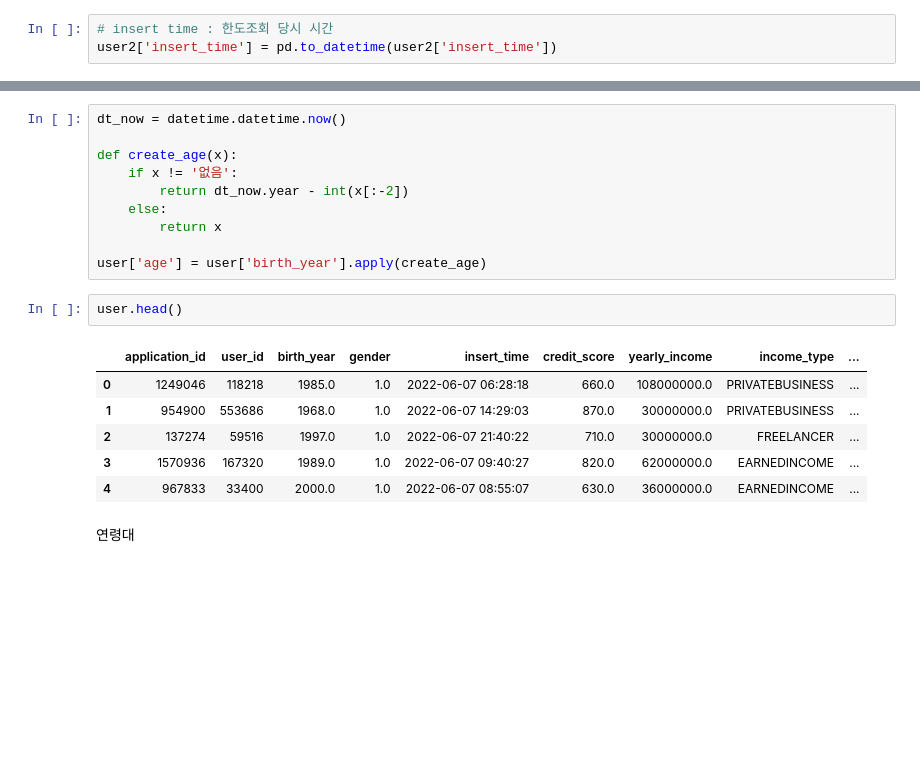
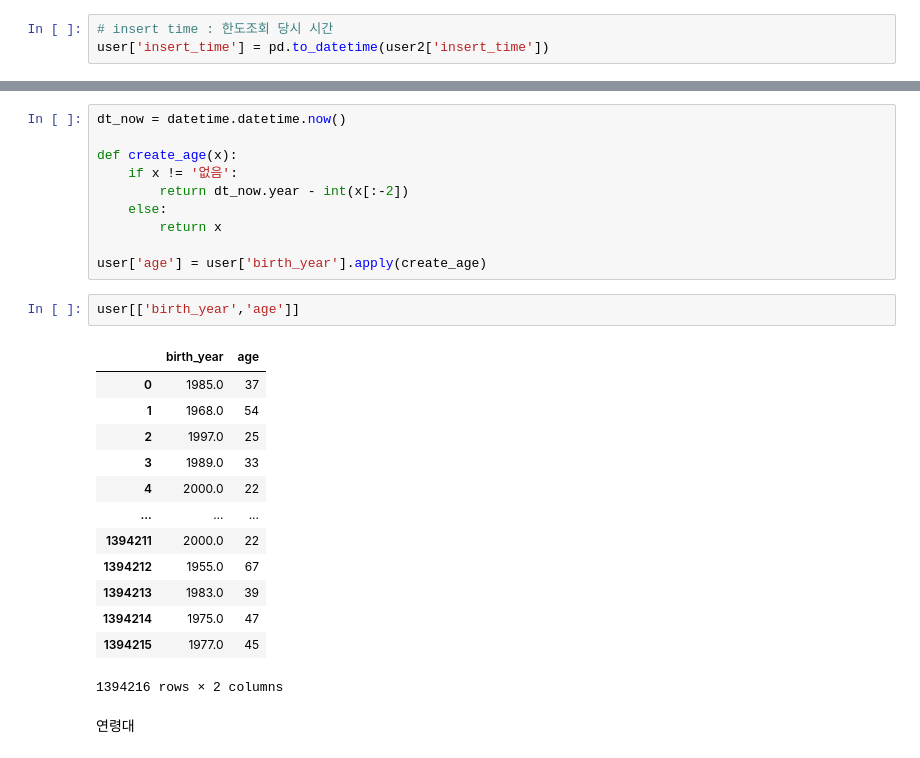
Before and after one commit to Chanjinee/BigContest2022, a Jupyter notebook: src/feature_engineering_song.ipynb, the cells around one changed output, grey strips where cells are left out. Saved outputs shown, nothing was run; the diff lists cells and outputs as text; blank space fills up the shorter version.

```diff
--- a/src/feature_engineering_song.ipynb
+++ b/src/feature_engineering_song.ipynb
@@ -75,7 +73,7 @@ KeyboardInterrupt:
 insert time 날짜 변경
 # %%
 # insert time : 한도조회 당시 시간
-user2['insert_time'] = pd.to_datetime(user2['insert_time'])
+user['insert_time'] = pd.to_datetime(user2['insert_time'])
 # %%
 # 해결안됨
 
@@ -115,14 +113,21 @@ def create_age(x):
 
 user['age'] = user['birth_year'].apply(create_age)
 # %%
-user.head()
+user[['birth_year','age']]
 # %% [output]
-|  | application_id | user_id | birth_year | gender | insert_time | credit_score | yearly_income | income_type | ... |
-| 0 | 1249046 | 118218 | 1985.0 | 1.0 | 2022-06-07 06:28:18 | 660.0 | 108000000.0 | PRIVATEBUSINESS | ... |
-| 1 | 954900 | 553686 | 1968.0 | 1.0 | 2022-06-07 14:29:03 | 870.0 | 30000000.0 | PRIVATEBUSINESS | ... |
-| 2 | 137274 | 59516 | 1997.0 | 1.0 | 2022-06-07 21:40:22 | 710.0 | 30000000.0 | FREELANCER | ... |
-| 3 | 1570936 | 167320 | 1989.0 | 1.0 | 2022-06-07 09:40:27 | 820.0 | 62000000.0 | EARNEDINCOME | ... |
-| 4 | 967833 | 33400 | 2000.0 | 1.0 | 2022-06-07 08:55:07 | 630.0 | 36000000.0 | EARNEDINCOME | ... |
+|  | birth_year | age |
+| 0 | 1985.0 | 37 |
+| 1 | 1968.0 | 54 |
+| 2 | 1997.0 | 25 |
+| 3 | 1989.0 | 33 |
+| 4 | 2000.0 | 22 |
+| ... | ... | ... |
+| 1394211 | 2000.0 | 22 |
+| 1394212 | 1955.0 | 67 |
+| 1394213 | 1983.0 | 39 |
+| 1394214 | 1975.0 | 47 |
+| 1394215 | 1977.0 | 45 |
+1394216 rows × 2 columns
 # %% [markdown]
 연령대
 # %%
```
Also changed, not shown: parts of 24 cells of this notebook.
